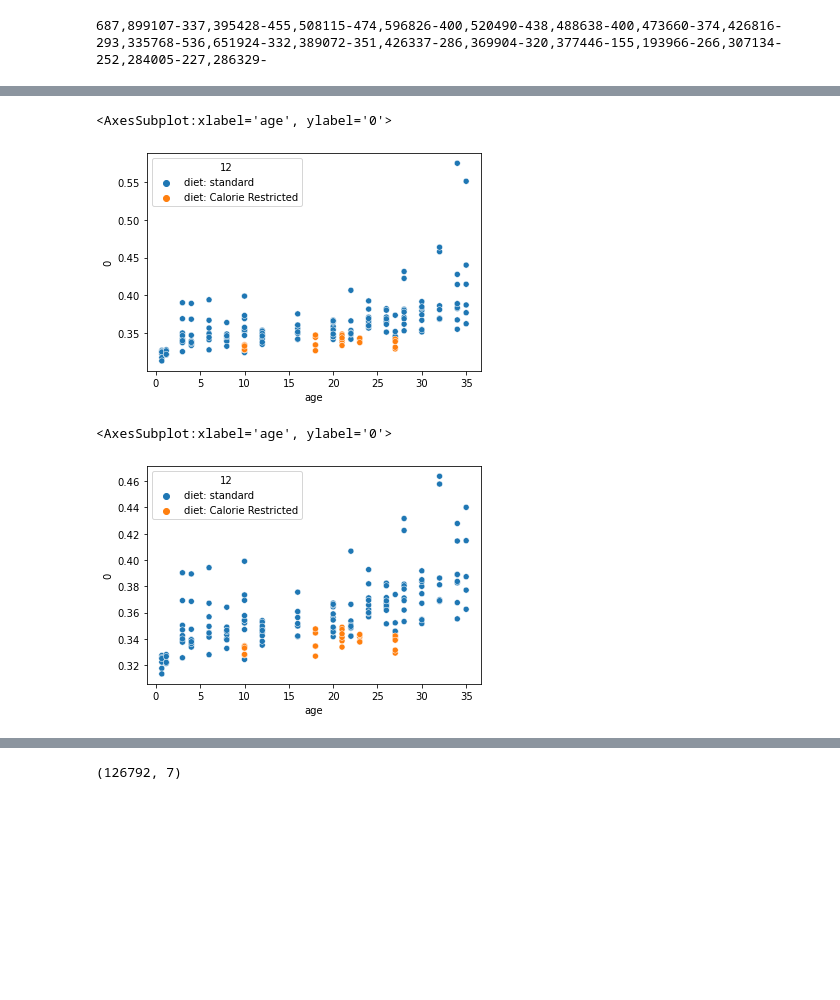
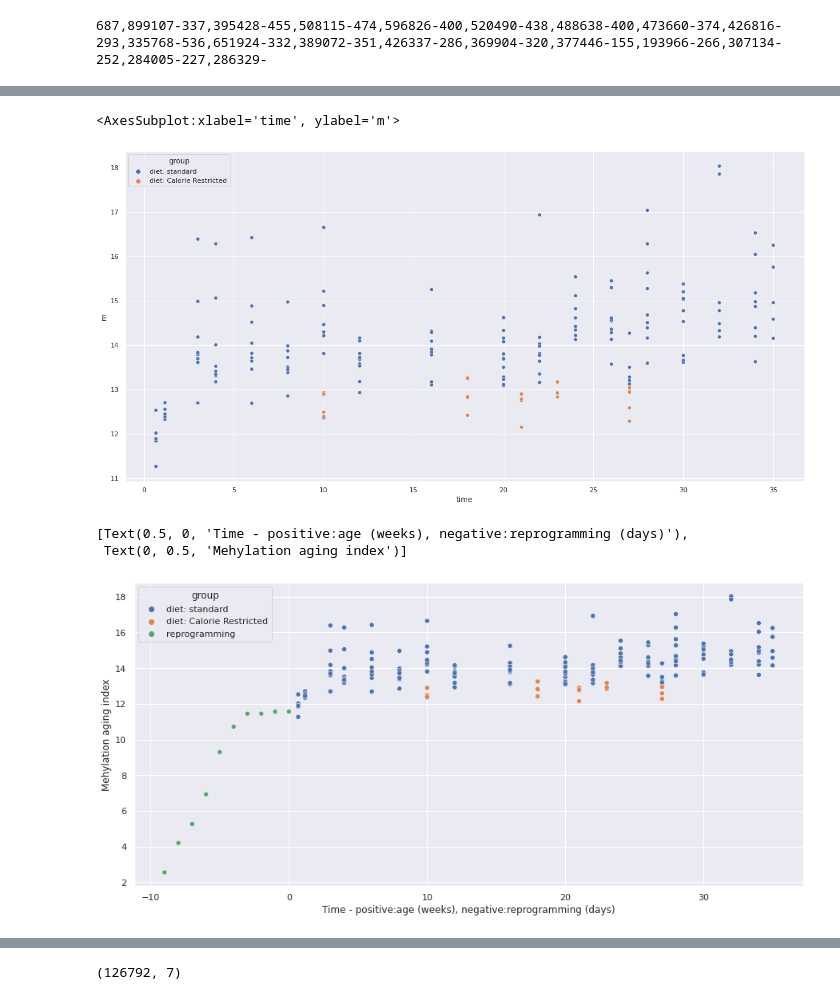
Before and after one commit to moqri/aging_2021, a Jupyter notebook: meth/mice2.ipynb, the cells around one changed output, grey strips where cells are left out. Cells and saved outputs as stored; diff of their text form; code cells hidden in the pictures; blank space fills up the shorter version.

```diff
--- a/meth/mice2.ipynb
+++ b/meth/mice2.ipynb
@@ -89,3 +85,0 @@ dff=df[df['2132713']>.5]
-# %%
-dg=pd.concat([dff[~dff.index.isin(mez.index)].mean(),meta[[12,'age']].loc[dff.columns]],1)
-sns.scatterplot(data=dg,x='age',y=0,hue=12)
@@ -95,7 +86,2 @@ sns.scatterplot(data=dg,x='age',y=0,hue=12)
-# %%
-ss=df.loc[mez.index].mean()/df[~df.index.isin(mez.index)].mean()
-dg=pd.concat([ss,meta[[12,'age']].loc[df.columns]],1)
-sns.scatterplot(data=dg,x='age',y=0,hue=12)
-# %% [output]
-<AxesSubplot:xlabel='age', ylabel='0'>
-[figure, removed]
+# %%
+dg.columns=['m','group','time']
@@ -102,5 +90,7 @@ sns.scatterplot(data=dg,x='age',y=0,hue=12)
+# %%
+sns.set(rc={'figure.figsize':(20,10)})
 # %%
-sns.scatterplot(data=dg[dg[0]<.5],x='age',y=0,hue=12)
+sns.scatterplot(data=dg[dg['m']<20],x='time',y='m',hue='group')
 # %% [output]
-<AxesSubplot:xlabel='age', ylabel='0'>
+<AxesSubplot:xlabel='time', ylabel='m'>
-[figure, old version]
+[figure, new version]
@@ -107,3 +104,11 @@ sns.scatterplot(data=dg[dg[0]<.5],x='age',y=0,hue=12)
+# %%
+sns.set(rc={'figure.figsize':(15,7)})
+ax=sns.scatterplot(data=dgp[dgp['m']<20],x='time',y='m',hue='group')
+ax.set(xlabel='Time - positive:age (weeks), negative:reprogramming (days)', ylabel='Mehylation aging index')
+# %% [output]
+[Text(0.5, 0, 'Time - positive:age (weeks), negative:reprogramming (days)'),
+ Text(0, 0.5, 'Mehylation aging index')]
+[figure, added]
 # %%
 mms=[]
 for ch in range(1,20):
```
Also changed, not shown: parts of 10 cells of this notebook, 4 other files.
